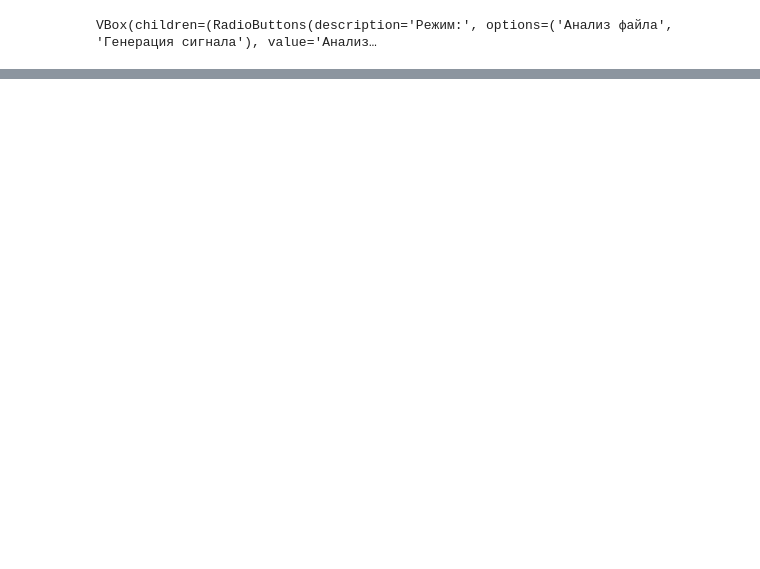
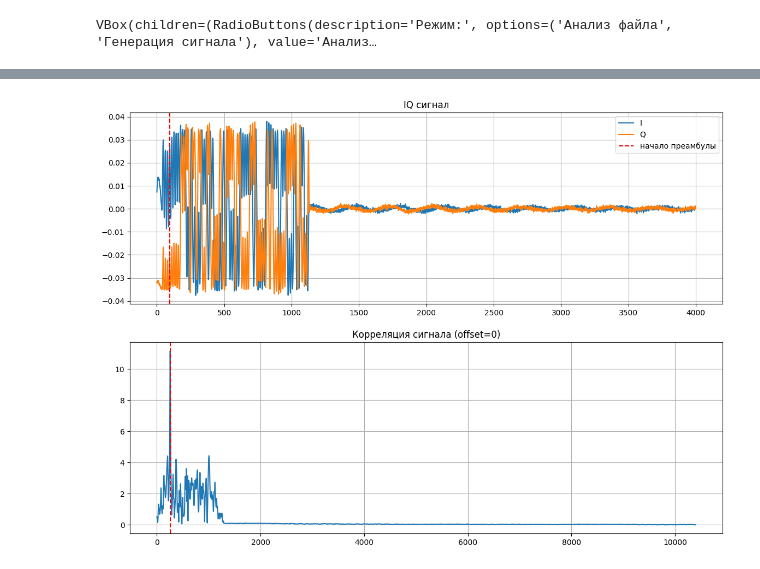
Before and after one commit to Gastarbeiter/modlev, a Jupyter notebook: samples/ble_analyzer.ipynb, the cells around one changed output, grey strips where cells are left out. Saved outputs shown, nothing was run; the diff lists cells and outputs as text; code cells hidden in the pictures; blank space fills up the shorter version.

```diff
--- a/samples/ble_analyzer.ipynb
+++ b/samples/ble_analyzer.ipynb
@@ -110,9 +110,6 @@ def analyze_ble_file(filename, offset, whitening_channel):
     # Упаковываем в байты (LSB first)
     raw_bytes = np.packbits(data_bits, bitorder='little')
 
-    # Применяем девайтенинг к первым, скажем, 32 байтам (чтобы увидеть заголовок)
-    # Но для точного определения длины нужно девайтенить весь потенциальный блок.
-    # Сделаем девайтенинг для всего raw_bytes
     dewhitener = Dewhitener(channel=whitening_channel)
     dew_bits = dewhitener(data_bits)  # возвращает биты
     dew_bytes = np.packbits(dew_bits, bitorder='little')
@@ -131,8 +128,6 @@ def analyze_ble_file(filename, offset, whitening_channel):
     print(f"\nPDU Type: 0x{pdu_type:X}")
     print(f"Length: {length} байт")
 
-    # Теперь мы знаем точную длину payload (length байт) + 2 байта заголовка + 3 байта CRC
-    # Общее число байт PDU+CRC = 2 + length + 3
     total_bytes_needed = 2 + length + 3
     if len(dew_bytes) < total_bytes_needed:
         print("Недостаточно данных для полного пакета")
@@ -161,7 +156,7 @@ def analyze_ble_file(filename, offset, whitening_channel):
     # ... другие типы можно добавить по мере необходимости
 
     # Графики (без изменений)
-    fig, axes = plt.subplots(3, 1, figsize=(14, 10))
+    fig, axes = plt.subplots(2, 1, figsize=(14, 10))
     axes[0].plot(real_sig[:4000].real, label='I')
     axes[0].plot(real_sig[:4000].imag, label='Q')
     if start_sample < 4000:
@@ -173,15 +168,6 @@ def analyze_ble_file(filename, offset, whitening_channel):
     axes[1].set_title(f"Корреляция сигнала (offset={offset})")
     axes[1].grid(True)
     pre_segment = real_sig[start_sample : start_sample + len(ideal_pre)]
-    t = np.arange(len(pre_segment))
-    axes[2].plot(t, pre_segment.real, label='I real')
-    axes[2].plot(t, pre_segment.imag, label='Q real')
-    axes[2].plot(t, ideal_pre.real, '--', label='I ideal')
-    axes[2].plot(t, ideal_pre.imag, '--', label='Q ideal')
-    axes[2].set_title("Найденная преамбула")
-    axes[2].grid(True); axes[2].legend()
-    plt.tight_layout()
-    plt.show()
 # ============================================================
 # Виджеты (как раньше)
 # ============================================================
@@ -203,17 +189,14 @@ analysis_button = widgets.Button(description="Запустить анализ",
 
 # Виджеты для генерации
 gen_channel = widgets.IntSlider(value=38, min=0, max=39, step=1, description='Channel:')
-gen_access_addr = widgets.Text(value='8E89BED6', description='Access Addr (hex):')
 gen_payload = widgets.Text(value='112233445566', description='Payload (hex):')
-gen_offset = widgets.FloatSlider(value=15000, min=0, max=100000, step=100,
-                                 description='Offset (Hz):', readout_format='.0f')
 gen_snr = widgets.FloatSlider(value=35, min=1, max=60, step=1, description='SNR (dB):')
 gen_output_file = widgets.Text(value='synthetic_ble_packet.dat', description='Output file:')
 gen_button = widgets.Button(description="Сгенерировать и сохранить", button_style="success")
 
 # Контейнеры для переключения
 analysis_box = widgets.VBox([analysis_file, analysis_offset, analysis_channel, analysis_button])
-gen_box = widgets.VBox([gen_channel, gen_access_addr, gen_payload, gen_offset, gen_snr,
+gen_box = widgets.VBox([gen_channel, gen_payload, gen_snr,
                         gen_output_file, gen_button])
 
 ui_box = widgets.VBox([mode_selector, analysis_box])  # начальное отображение — анализ
@@ -242,31 +225,32 @@ def on_gen_clicked(b):
             iq.tofile(gen_output_file.value)
             print(f"Файл '{gen_output_file.value}' сохранён, длина {len(iq)} отсчётов.")
             # Визуализация первых 5000 отсчётов
             fig, ax = plt.subplots(1, 1, figsize=(10, 4))
             ax.plot(iq[:5000].real, label='I')
             ax.plot(iq[:5000].imag, label='Q')
-            ax.set_title("Сгенерированный IQ (первые 5000 отсчётов)")
+            ax.set_title("Сгенерированный IQ")
             ax.grid(True)
             ax.legend()
             plt.show()
         except Exception as e:
             print(f"Ошибка: {e}")
 
 analysis_button.on_click(on_analysis_clicked)
 gen_button.on_click(on_gen_clicked)
 
 # Переключение контейнеров при смене режима
 def on_mode_change(change):
     if change['new'] == 'Анализ файла':
         ui_box.children = [mode_selector, analysis_box]
     else:
         ui_box.children = [mode_selector, gen_box]
 
 mode_selector.observe(on_mode_change, names='value')
 
 # Отображение всего интерфейса
 display(ui_box)
 display(output_area)
 # %% [output]
 VBox(children=(RadioButtons(description='Режим:', options=('Анализ файла', 'Генерация сигнала'), value='Анализ…
 [interactive output not drawn]
+[figure, added]
```
Also changed, not shown: 1 other file.
